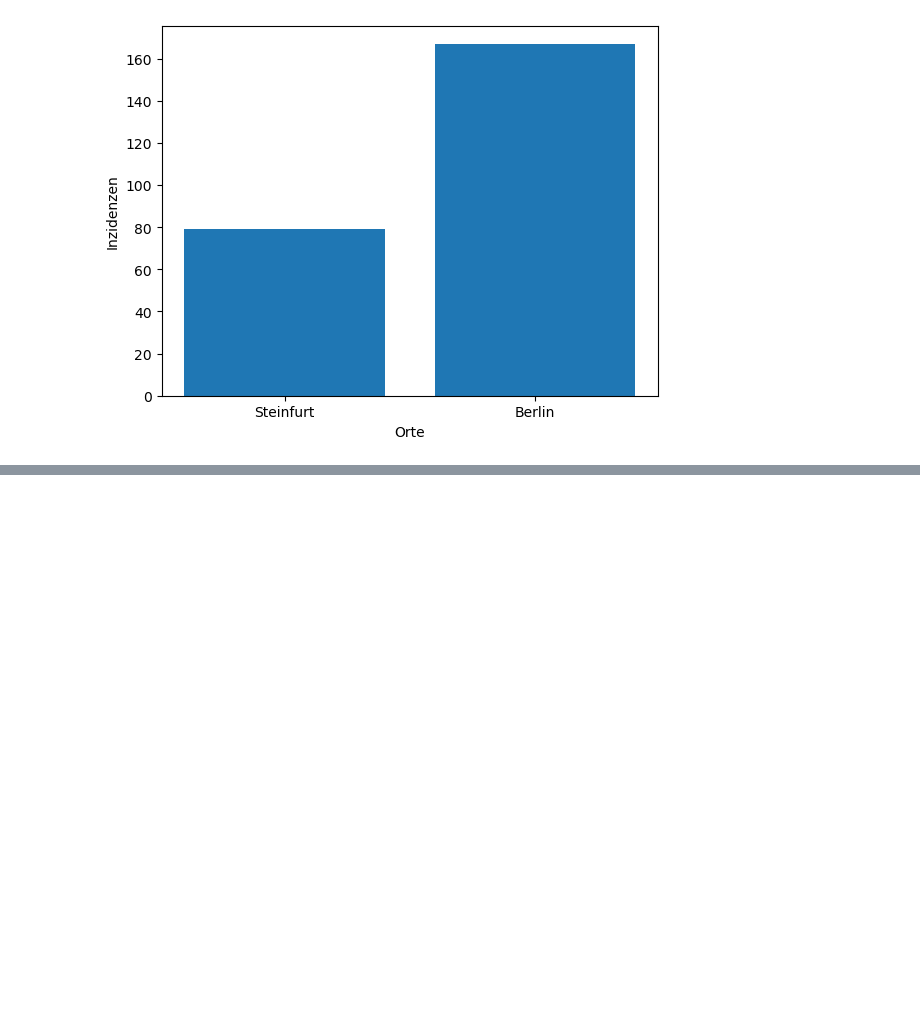
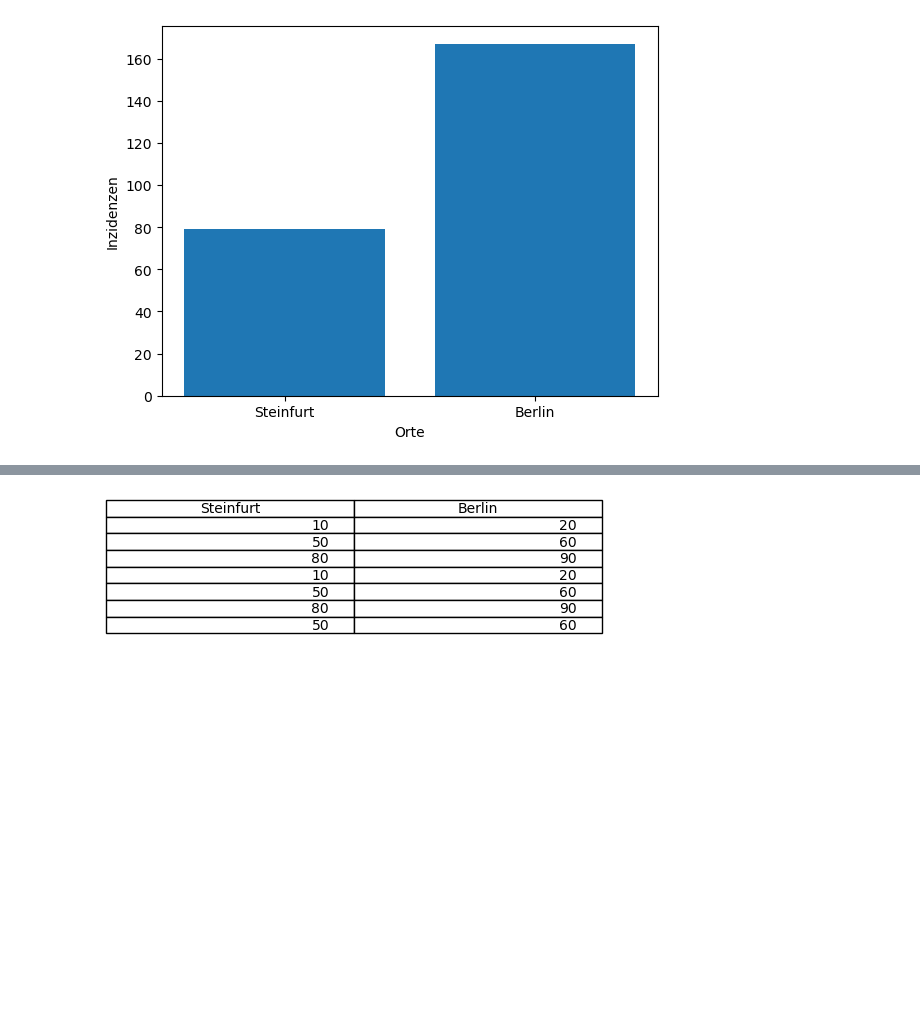
Before and after one commit to LaraPong/Inzidenzvergleich, a Jupyter notebook: Test-Notebook-Thoughtworks-Projekt.ipynb, the cells around one changed output, grey strips where cells are left out. Cells and saved outputs as stored; diff of their text form; code cells hidden in the pictures; blank space fills up the shorter version.

```diff
--- a/Test-Notebook-Thoughtworks-Projekt.ipynb
+++ b/Test-Notebook-Thoughtworks-Projekt.ipynb
@@ -157,0 +192,18 @@ plt.show()
+# %%
+import matplotlib.pyplot as plt
+
+fig, ax =plt.subplots(1,1)
+data=[[10,20],
+      [50,60],
+      [80,90],
+      [10,20],
+      [50,60],
+      [80,90],
+      [50,60]]
+column_labels=["Steinfurt", "Berlin"]
+ax.axis('tight')
+ax.axis('off')
+ax.table(cellText=data,colLabels=column_labels,loc="top")
+plt.show()
+# %% [output]
+[figure, added]
```
Also changed, not shown: parts of 3 cells of this notebook.
